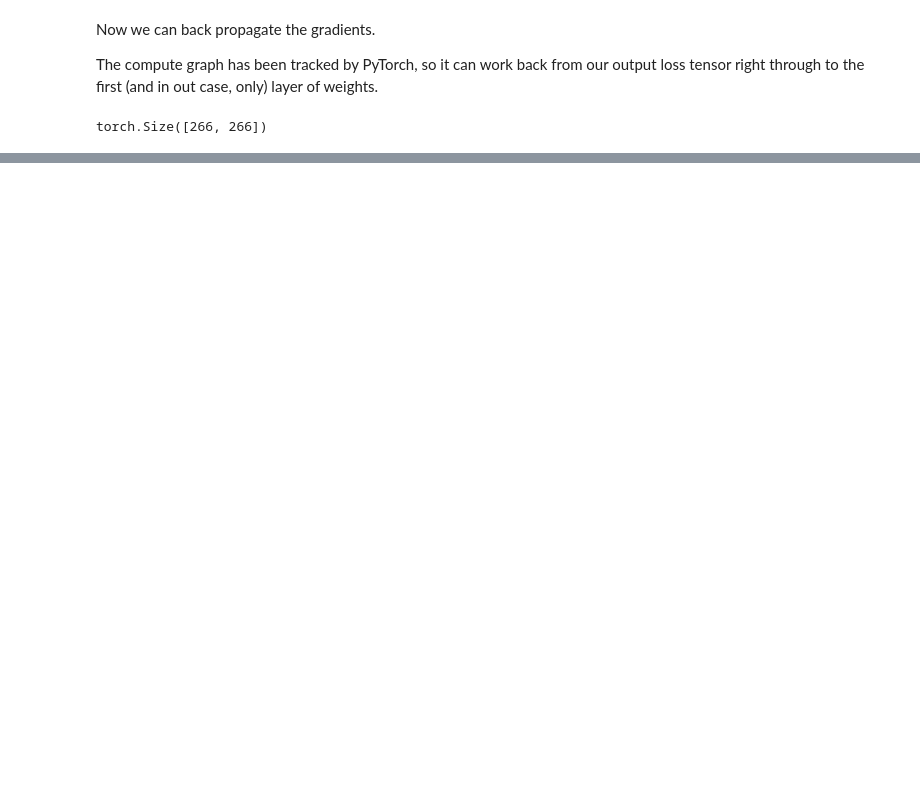
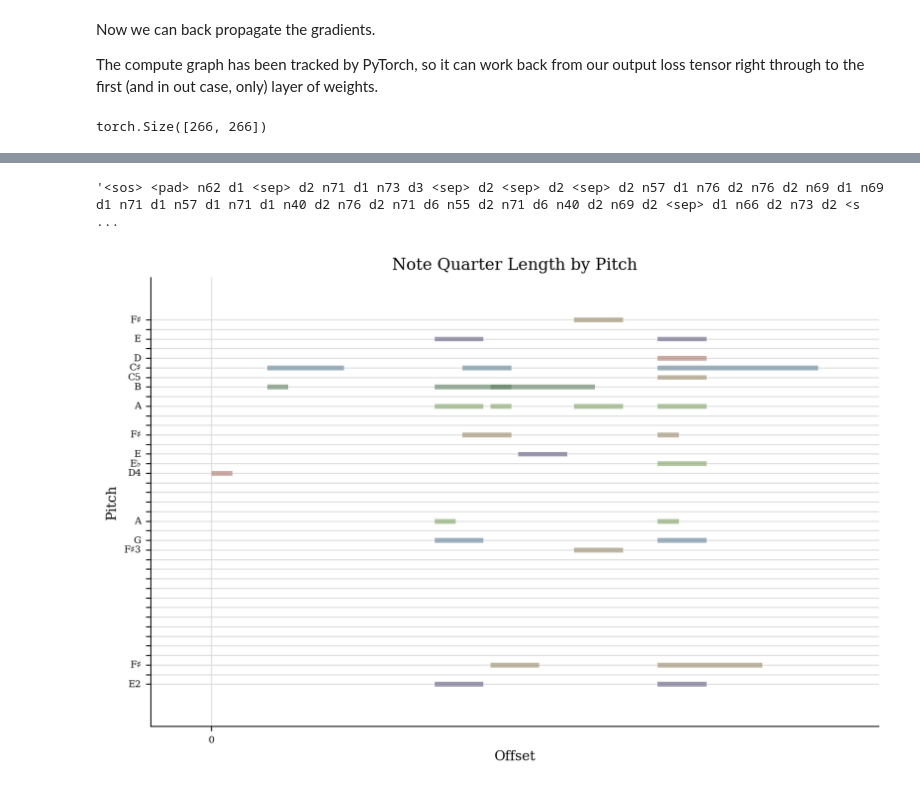
Before and after one commit to Ryan-Palmer/MIDIGen, a Jupyter notebook: src/MIDIGen.ipynb, the cells around one changed output, grey strips where cells are left out. Cells and saved outputs as stored; diff of their text form; code cells hidden in the pictures; blank space fills up the shorter version.

```diff
--- a/src/MIDIGen.ipynb
+++ b/src/MIDIGen.ipynb
@@ -859,6 +888,6 @@ Now we repeat this process many times, each time moving the weights a small amou
 # %%
-iterations = 100000
-learning_rate = 3
+iterations = 10000
+learning_rate = 10
 
 for i in range(iterations):
     # forward pass
@@ -866,7 +895,7 @@ for i in range(iterations):
     logits = xenc @ W
     counts = logits.exp()
     probs = counts / counts.sum(1, keepdim=True)
-    loss = -probs[torch.arange(sample_count), ys].log().mean()
+    loss = -probs[torch.arange(sample_count), ys].log().mean() # + 0.0001 * (W**2).sum()
     print (f'Loss: {loss.item()}')
 
     # backward pass
@@ -897,0 +941,12 @@ Loss: 1.80377507209777
+# %%
+out = [0]
+ix = 0
+while True:
+    x = torch.tensor([ix], device=device)
+    xenc = F.one_hot(x, num_classes=token_count).float()
+    logits = xenc @ W
+    counts = logits.exp()
+    probs = counts / counts.sum(1, keepdim=True)
+    ix = torch.multinomial(probs, 1).item()
+    out.append(ix)
+    if ix == vocab.eos_idx: break
@@ -897,0 +959,12 @@ Loss: 1.80377507209777
+# %%
+# Just grabbing first few tokens as the longer the sequence goes on, the more likely we will get two notes or two durations in a row which will cause errors when we pair them up.
+gen_idx_score = np.array(out[0:100])
+vocab.to_tokens(gen_idx_score)
+# %% [output]
+'<sos> <pad> n62 d1 <sep> d2 n71 d1 n73 d3 <sep> d2 <sep> d2 <sep> d2 n57 d1 n76 d2 n76 d2 n69 d1 n69 d1 n71 d1 n57 d1 n71 d1 n40 d2 n76 d2 n71 d6 n55 d2 n71 d6 n40 d2 n69 d2 <sep> d1 n66 d2 n73 d2 <s ...
+# %%
+gen_stream_score = idx_to_stream_enc(gen_idx_score, vocab)
+# %%
+gen_stream_score.plot()
+# %% [output]
+[figure, added]
```
Also changed, not shown: parts of 20 cells of this notebook.
